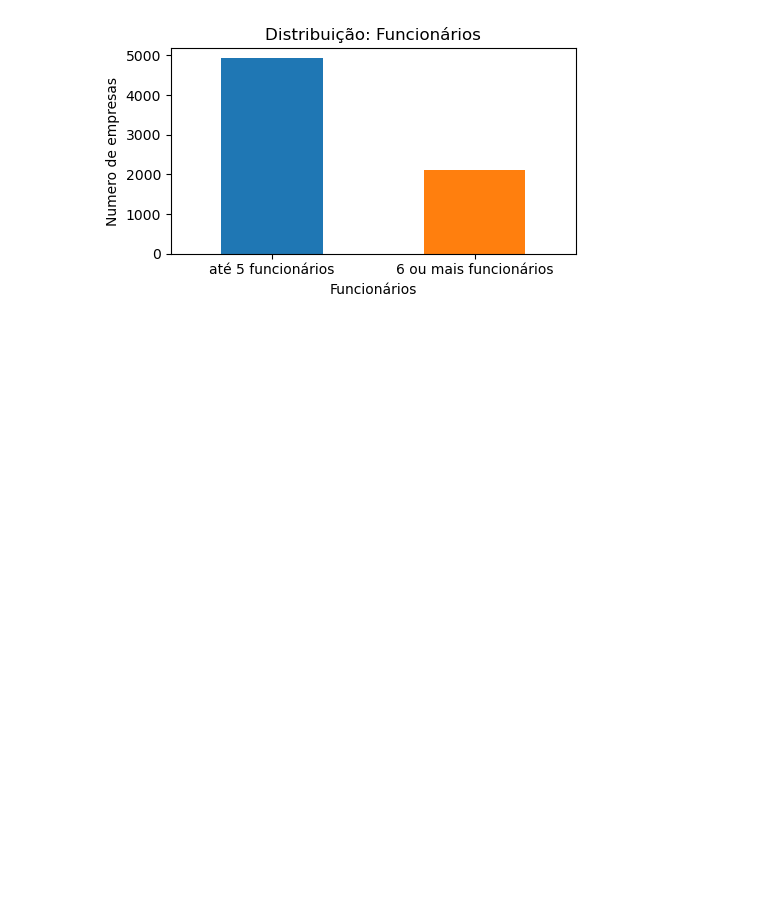
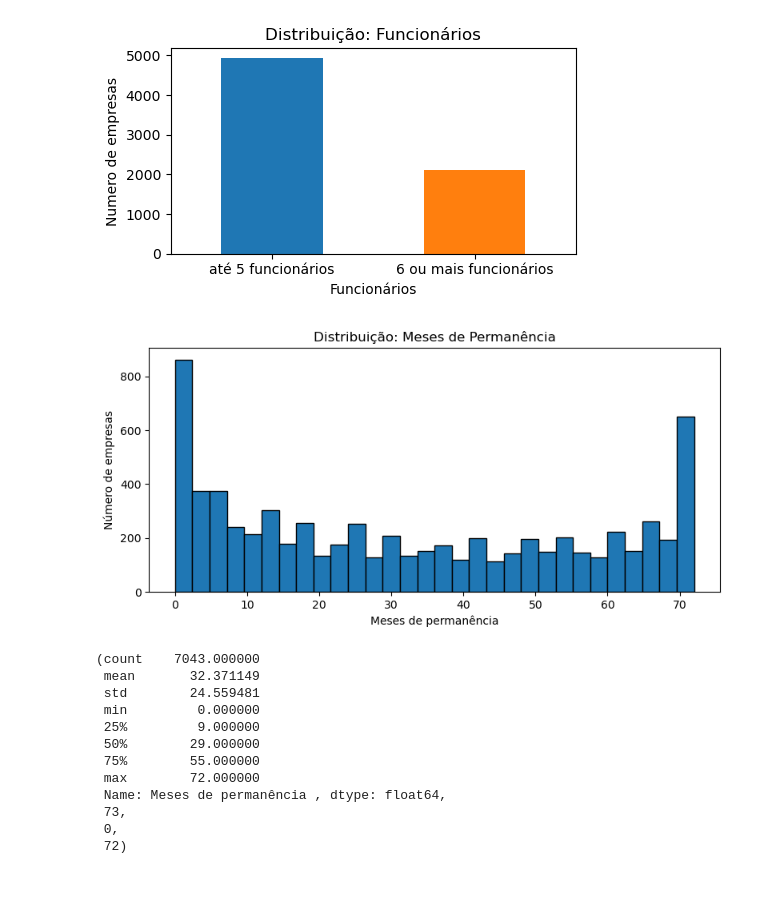
Before and after one commit to jrcomitre/analise-de-churn, a Jupyter notebook: churn.ipynb, the cells around one changed output. Drawn from its saved outputs; the diff is of its cells as text; code cells hidden in the pictures; blank space fills up the shorter version.

Commit message:
Meses Permanencia

```diff
--- a/churn.ipynb
+++ b/churn.ipynb
@@ -248,3 +248,44 @@ até 5 funcionários        70.041176
 6 ou mais funcionários    29.958824
 Name: proportion, dtype: float64
 [figure]
+# %%
+# Meses de Permanência
+col = 'Meses de permanência '
+
+# Estatísticas descritivas
+desc = df[col].describe()
+
+# Quantidade de valores únicos
+valores_unicos = df[col].nunique()
+
+# Checar possíveis outliers
+valores_min = df[col].min()
+valores_max = df[col].max()
+
+# Histograma
+import matplotlib.pyplot as plt
+plt.figure(figsize=(8,4))
+plt.hist(df[col], bins=30, edgecolor='black')
+plt.title('Distribuição: Meses de Permanência')
+plt.xlabel('Meses de permanência')
+plt.ylabel('Número de empresas')
+plt.tight_layout()
+plt.show()
+
+desc, valores_unicos, valores_min, valores_max
+# %% [output]
+[figure, added]
+(count    7043.000000
+ mean       32.371149
+ std        24.559481
+ min         0.000000
+ 25%         9.000000
+ 50%        29.000000
+ 75%        55.000000
+ max        72.000000
+ Name: Meses de permanência , dtype: float64,
+ 73,
+ 0,
+ 72)
+# %% [markdown]
+#
```
